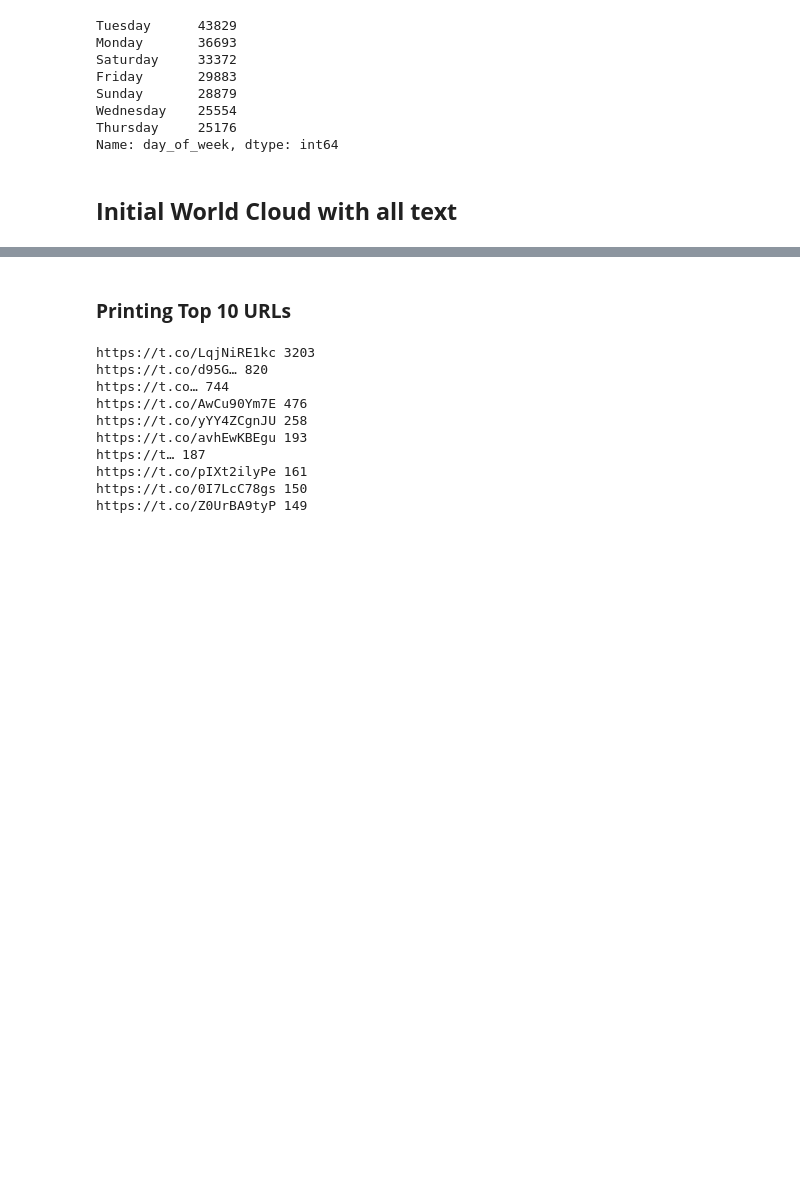
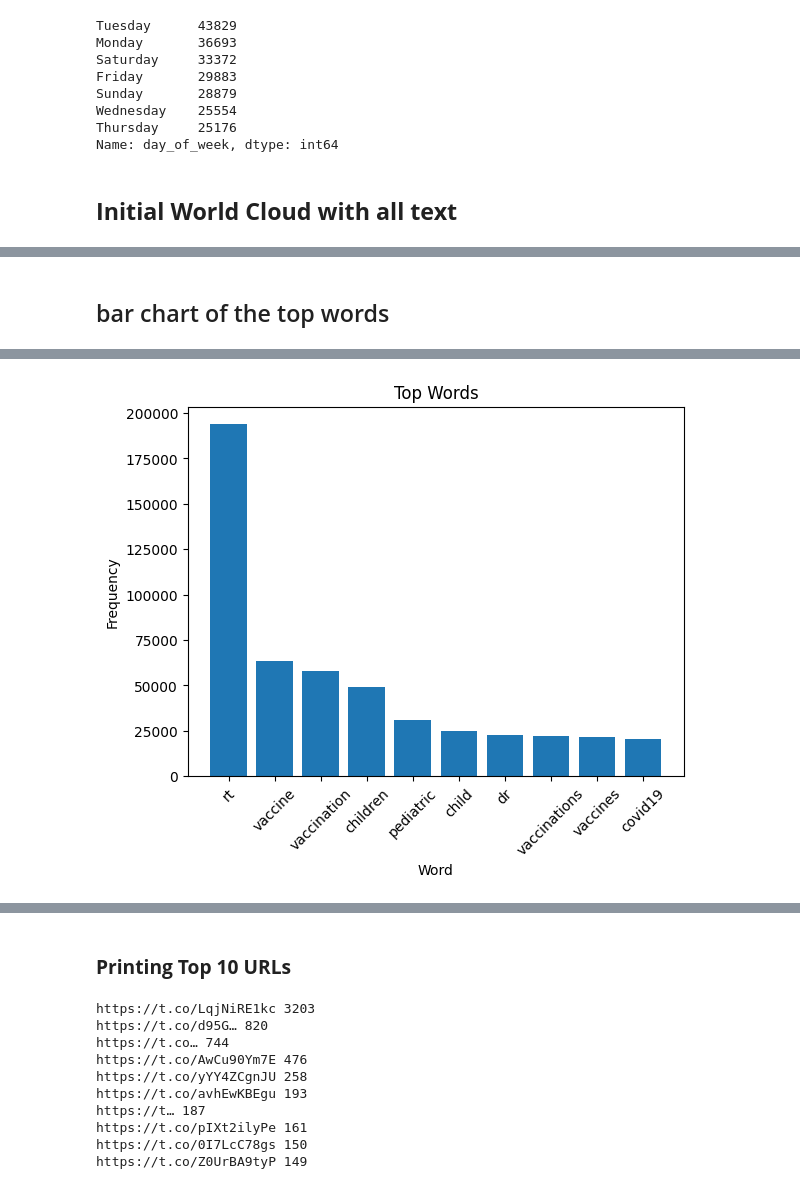
Before and after one commit to nisha1365/GEN-AI-POC, a Jupyter notebook: Vaccine_data_EDA.ipynb, the cells around one changed output, grey strips where cells are left out. Saved outputs shown, nothing was run; the diff lists cells and outputs as text; code cells hidden in the pictures; blank space fills up the shorter version.

```diff
--- a/Vaccine_data_EDA.ipynb
+++ b/Vaccine_data_EDA.ipynb
@@ -622,0 +682,51 @@ plt.show()
+# %% [markdown]
+## bar chart of the top words
+# %%
+from collections import Counter
+import matplotlib.pyplot as plt
+import nltk
+nltk.download('stopwords')
+from nltk.corpus import stopwords
+
+# create a set of stop words
+stop_words = set(stopwords.words('english'))
+
+# define a function to clean the text and remove stop words
+def clean_text(text):
+    # remove URLs
+    text = re.sub(r'http\S+', '', text)
+    # remove mentions
+    text = re.sub(r'@\w+', '', text)
+    # remove hashtags
+    text = re.sub(r'#\w+', '', text)
+    # remove punctuation
+    text = text.translate(str.maketrans('', '', string.punctuation))
+    # convert to lowercase
+    text = text.lower()
+    # remove whitespace
+    text = text.strip()
+    # remove stop words
+    text = ' '.join([word for word in text.split() if word not in stop_words])
+    return text
+
+# apply the function to the text column
+new_df['text_clean'] = new_df['text'].apply(clean_text)
+
+# create a Counter object of the words in the text column
+word_counts = Counter(' '.join(new_df['text_clean']).split())
+
+# remove stop words from the word counts
+for stop_word in stop_words:
+    del word_counts[stop_word]
+
+# get the most common words and their counts
+top_words = word_counts.most_common(10)
+
+# create a bar chart of the top words
+plt.bar([word[0] for word in top_words], [word[1] for word in top_words])
+plt.title('Top Words')
+plt.xlabel('Word')
+plt.ylabel('Frequency')
+plt.xticks(rotation=45)
+plt.show()
+# %% [output]
@@ -622,0 +735 @@ plt.show()
+[figure, added]
```
Also changed, not shown: parts of 17 cells of this notebook.
